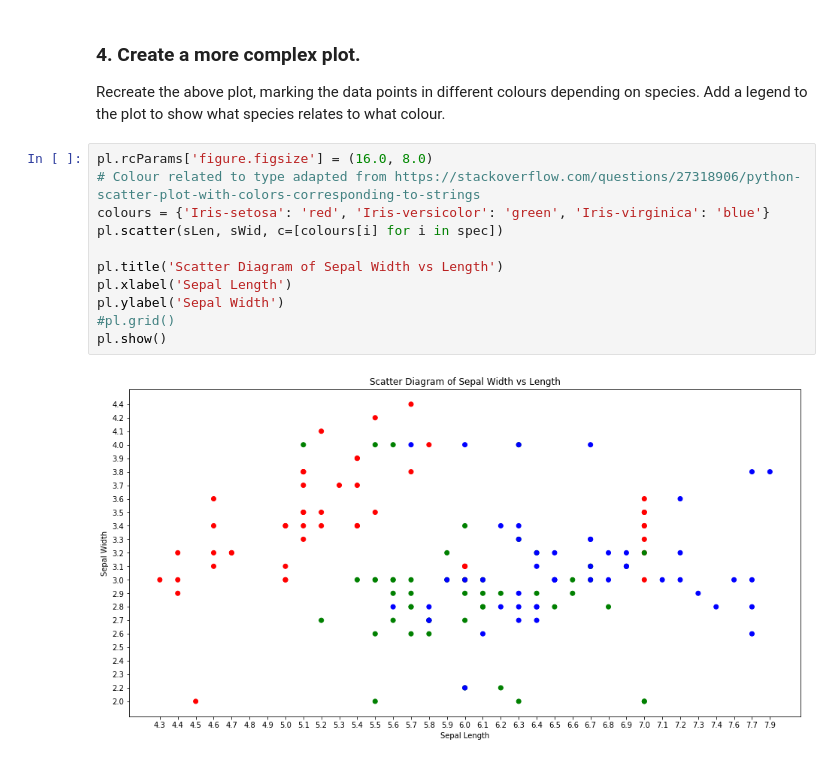
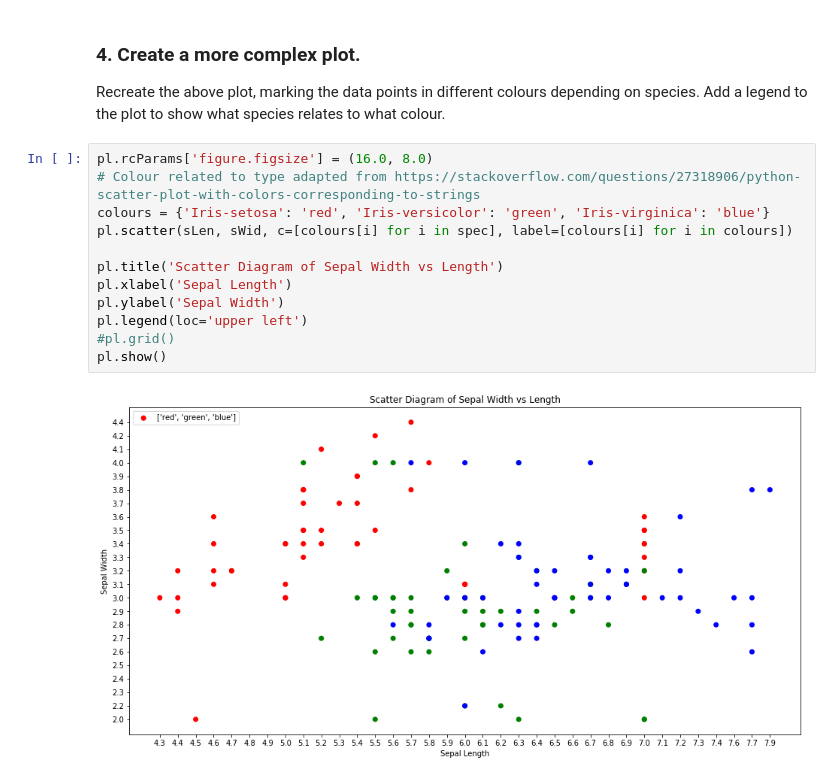
Before and after one commit to rebeccabernie/Iris-JPN, a Jupyter notebook: IrisData.ipynb, the cells around one changed output. Cells and saved outputs as stored; diff of their text form.

Commit message:
Working on legend

```diff
--- a/IrisData.ipynb
+++ b/IrisData.ipynb
@@ -56,13 +56,14 @@ Recreate the above plot, marking the data points in different colours depending
 # %%
 pl.rcParams['figure.figsize'] = (16.0, 8.0)
 # Colour related to type adapted from https://stackoverflow.com/questions/27318906/python-scatter-plot-with-colors-corresponding-to-strings
 colours = {'Iris-setosa': 'red', 'Iris-versicolor': 'green', 'Iris-virginica': 'blue'}
-pl.scatter(sLen, sWid, c=[colours[i] for i in spec])
+pl.scatter(sLen, sWid, c=[colours[i] for i in spec], label=[colours[i] for i in colours])
 
 pl.title('Scatter Diagram of Sepal Width vs Length')
 pl.xlabel('Sepal Length')
 pl.ylabel('Sepal Width')
+pl.legend(loc='upper left')
 #pl.grid()
 pl.show()
 # %% [output]
-[figure, old version]
+[figure, new version]
```
